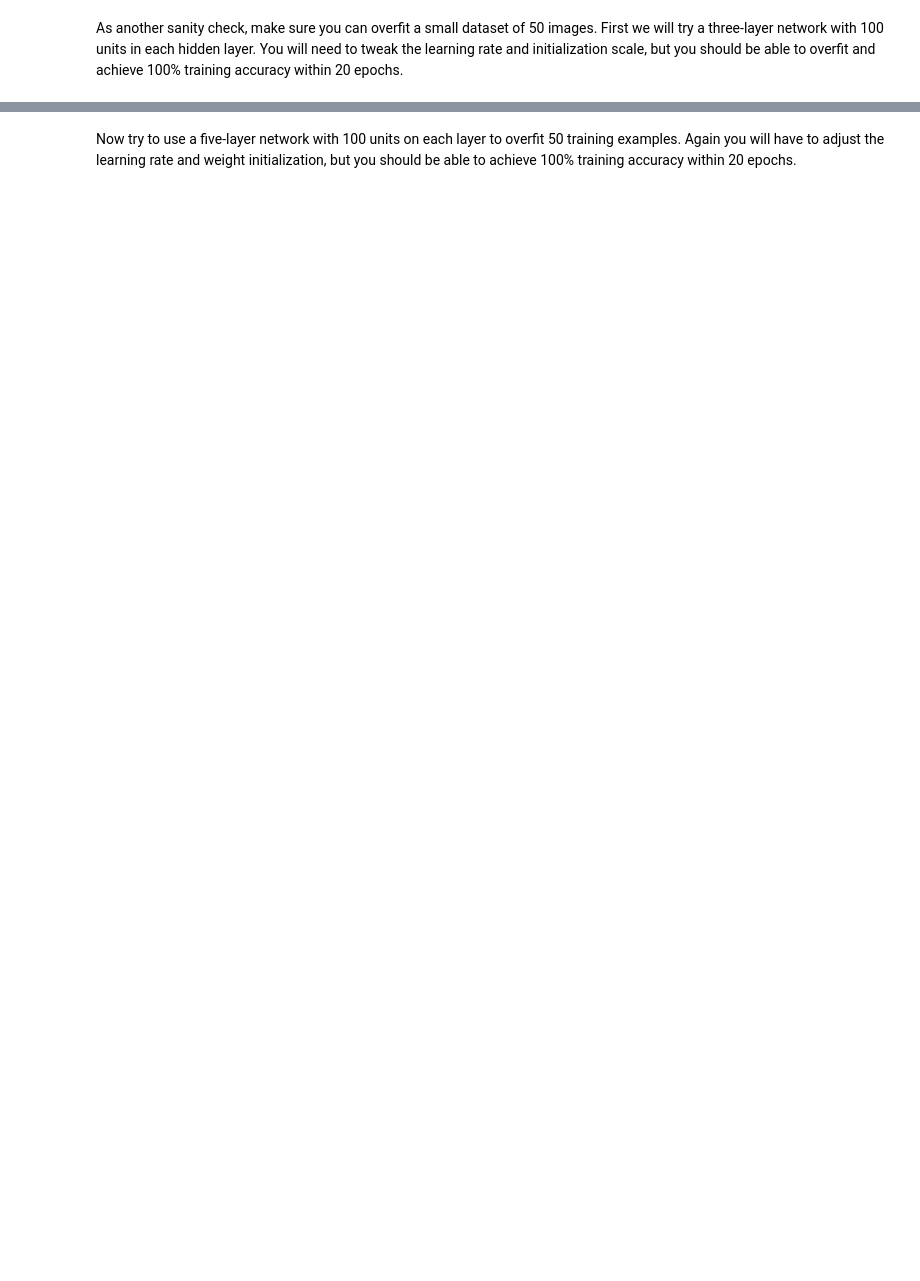
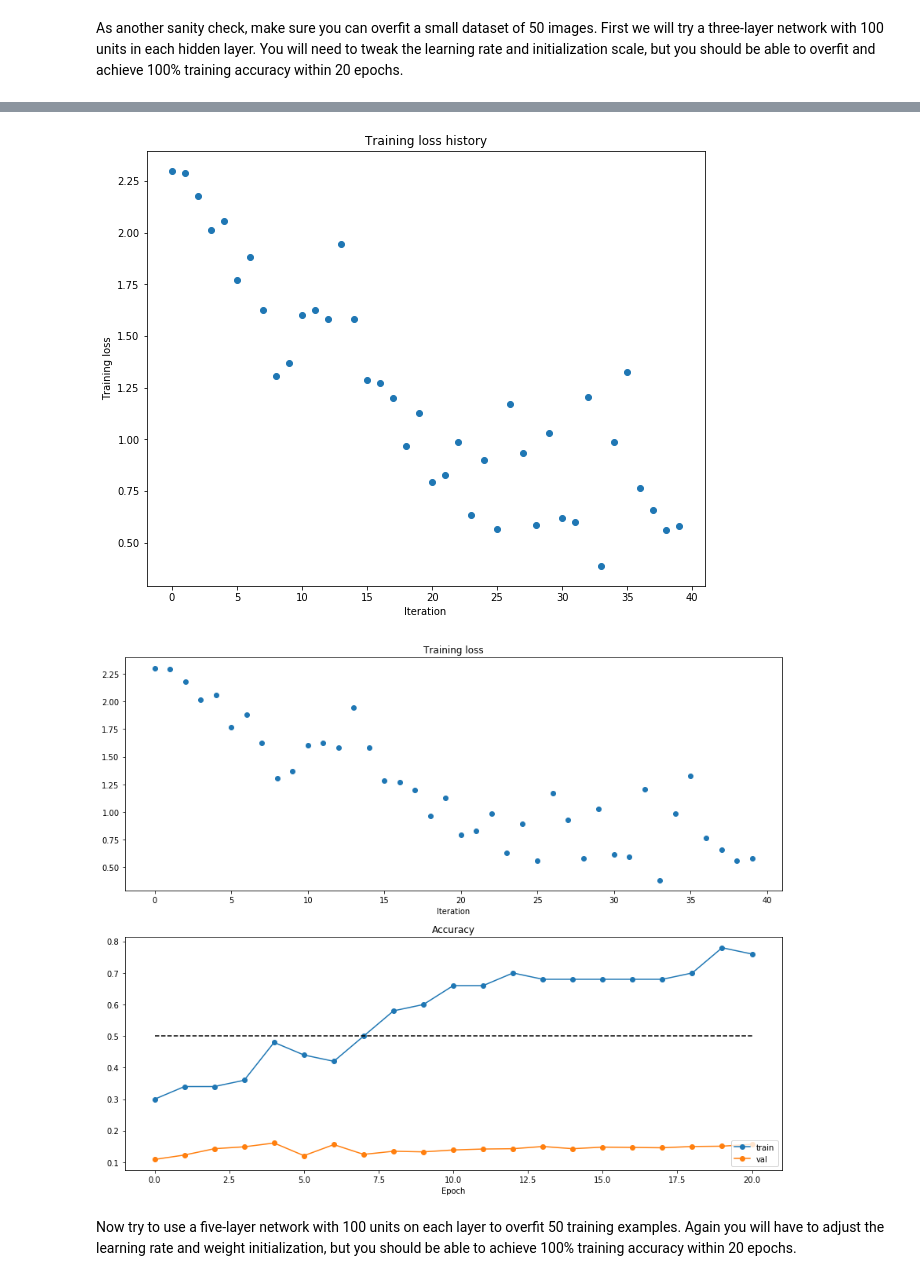
Before and after one commit to PootieT/stat_machine_learning_hw5, a Jupyter notebook: FullyConnectedNets.ipynb, the cells around one changed output, grey strips where cells are left out. Cells and saved outputs as stored; diff of their text form; code cells hidden in the pictures; blank space fills up the shorter version.

```diff
--- a/FullyConnectedNets.ipynb
+++ b/FullyConnectedNets.ipynb
@@ -419,8 +434,8 @@ small_data = {
   'y_val': data['y_val'],
 }
 
-weight_scale = 1e-2
-learning_rate = 1e-4
+weight_scale = 1e-2                #1e-2
+learning_rate = 1.3e-2               #1.3e-2
 model = FullyConnectedNet([100, 100],
               weight_scale=weight_scale, dtype=np.float64)
 solver = Solver(model, small_data,
@@ -452,3 +467,4 @@ plt.xlabel('Epoch')
 plt.legend(loc='lower right')
 plt.gcf().set_size_inches(15, 12)
 plt.show()
+# %% [output]
@@ -455,3 +488,5 @@ plt.show()
+[figure, added]
+[figure, added]
 # %% [markdown]
 Now try to use a five-layer network with 100 units on each layer to overfit 50 training examples. Again you will have to adjust the learning rate and weight initialization, but you should be able to achieve 100% training accuracy within 20 epochs.
 # %%
```
Also changed, not shown: parts of 13 cells of this notebook, 1 other file.
